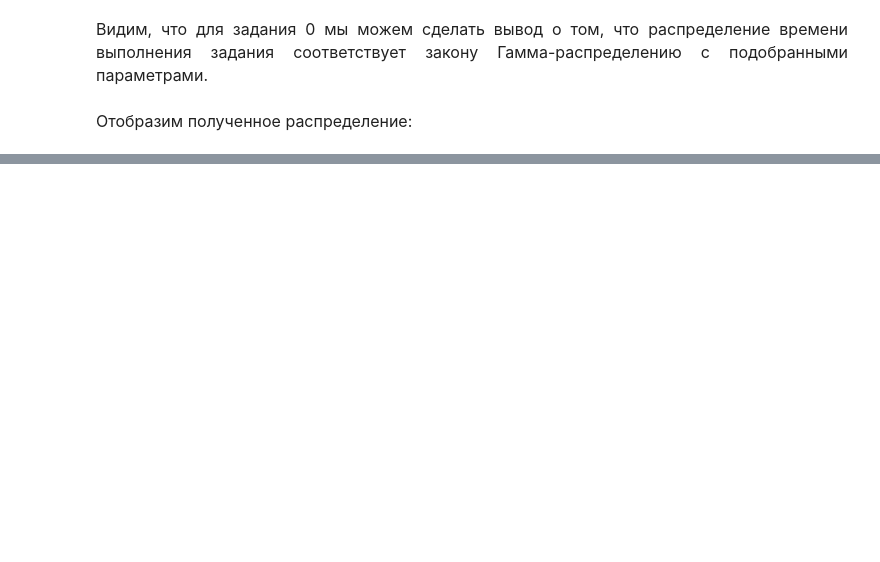
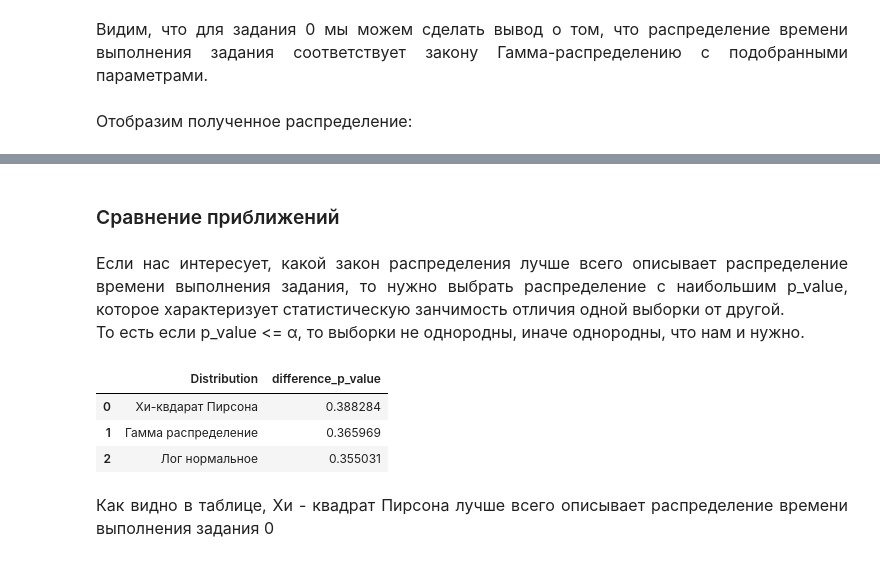
Before and after one commit to JacKira/SDO, a Jupyter notebook: Hypothesis_Feyzullin.ipynb, the cells around one changed output, grey strips where cells are left out. Cells and saved outputs as stored; diff of their text form; code cells hidden in the pictures; blank space fills up the shorter version.

```diff
--- a/Hypothesis_Feyzullin.ipynb
+++ b/Hypothesis_Feyzullin.ipynb
@@ -209,6 +225,8 @@ stat, p_value = stats.chisquare(
     f_exp=theory,
     ddof=2
 )
+df_results=df_results.append({'Distribution':'Гамма распределение', 'difference_p_value':p_value}, ignore_index = True)
+
 if p_value > alpha:
     print(f'Для задания {task_number} H0 не отвергнута (p_value = {p_value:.3f})')
     print(f'C параметрами a = {round(a,2)}; loc = {round(loc1,2)}; scale = {round(scale1,2)}')
@@ -255,0 +283,41 @@ plt.savefig('gamma_est_plot.png')
+# %%
+alpha = 0.05 # уровень значимости
+to_plot = []
+
+
+intervals = [df[task_number].min()]
+for q in np.arange(0.1, 1, 0.1):
+    intervals.append(round(np.quantile(df[task_number], q), 0))
+intervals.append(df[task_number].max())
+
+# составляем вектор наблюдаемых частот
+observations = []
+for i in range(len(intervals) - 1):
+    observations.append(len(df[task_number][(df[task_number] >= intervals[i]) & (df[task_number] <= intervals[i + 1])]))
+
+# Определяем оценки параметров Гамма-распределения методом ММП
+a, loc2, scale2 = stats.lognorm.fit(df[task_number])
+
+# Составляем теоретических ветор частот
+n = np.sum(observations)
+theory = []
+for i in range(len(intervals) - 2):
+    p = stats.lognorm.cdf(x=intervals[i + 1], s=a, loc=loc2, scale=scale2) - stats.lognorm.cdf(x=intervals[i], s=a, loc=loc2, scale=scale2)
+    theory.append(int(round(p*n, 0)))
+p = 1 - stats.lognorm.cdf(x=intervals[-2], s=a, loc=loc2, scale=scale2)
+theory.append(n - np.sum(theory))
+
+# Проверяем гипотезу
+stat, p_value = stats.chisquare(
+    f_obs=observations,
+    f_exp=theory,
+    ddof=2
+)
+df_results=df_results.append({'Distribution':'Лог нормальное', 'difference_p_value':p_value}, ignore_index = True)
+
+if p_value > alpha:
+    print(f'Для задания {task_number} H0 не отвергнута (p_value = {p_value:.3f})')
+    print(f'C параметрами a = {round(a,2)}; loc = {round(loc1,2)}; scale = {round(scale1,2)}')
+    to_plot.append(task_number)
+else:
+    print(f'Для задания {task_number} H0 отвергнута (p_value = {p_value:.3f})')
@@ -259,0 +368,13 @@ plt.savefig('gamma_est_plot.png')
+# %% [markdown]
+### Сравнение приближений
+# %% [markdown]
+<p style = 'text-align:justify'><font size = "3"  face = 'Times New Roman'>Если нас интересует, какой закон распределения лучше всего описывает распределение времени выполнения задания, то нужно выбрать распределение с наибольшим p_value, которое характеризует статистическую занчимость отличия одной выборки от другой. <br>То есть если  p_value <= α, то выборки не однородны, иначе однородны, что нам и нужно.</font></p>
+# %%
+display(df_results.sort_values('difference_p_value', ascending = False))
+# %% [output]
+|  | Distribution | difference_p_value |
+| 0 | Хи-квдарат Пирсона | 0.388284 |
+| 1 | Гамма распределение | 0.365969 |
+| 2 | Лог нормальное | 0.355031 |
+# %% [markdown]
+<p style = 'text-align:justify'><font size = "3"  face = 'Times New Roman'>Как видно в таблице, Хи - квадрат Пирсона лучше всего описывает распределение времени выполнения задания 0</font></p>
```
Also changed, not shown: parts of 19 cells of this notebook.
